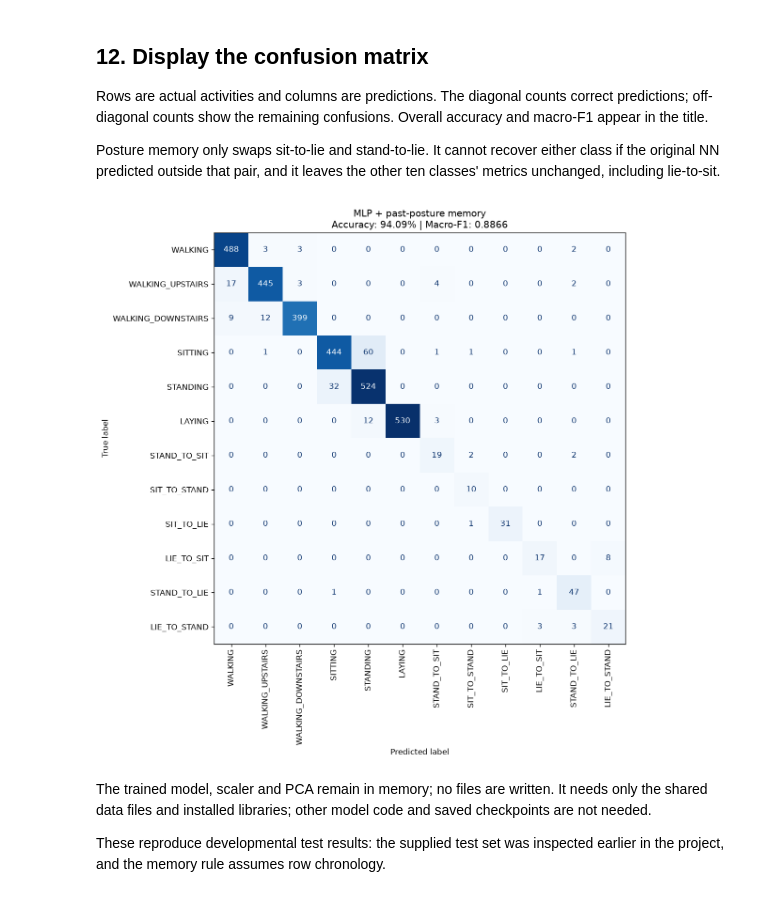
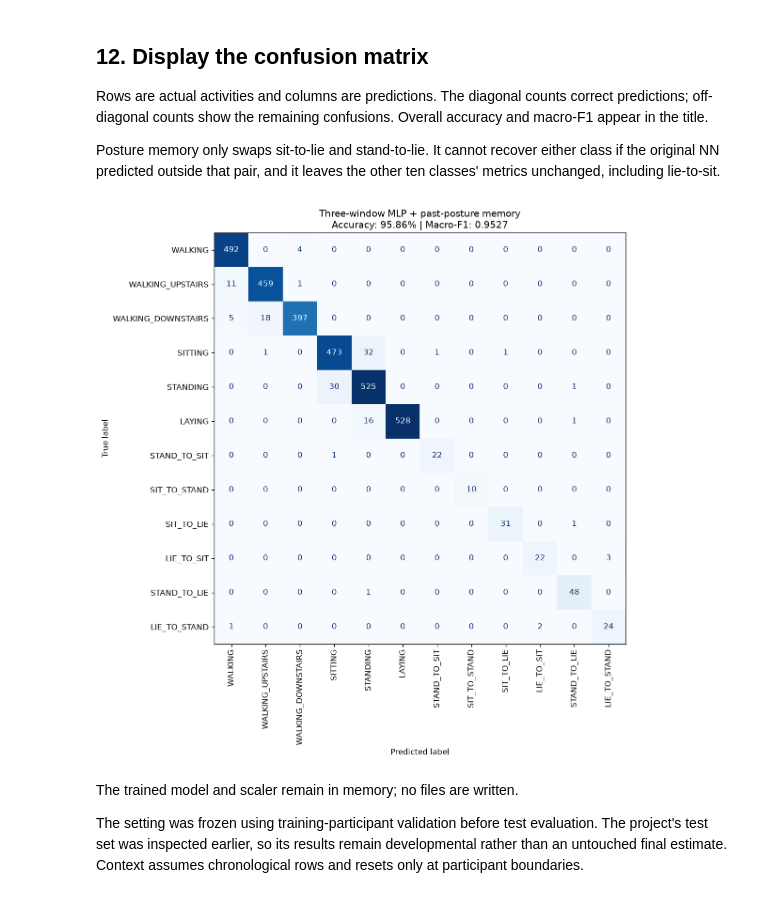
Before and after one commit to AY26-27-Sem1-CS3244-Group3/Improving-Recognition-of-Rare-Postural-Transitions, a Jupyter notebook: 24_10_2026_TianFeng/nn_model.ipynb, the cells around one changed output. Cells and saved outputs as stored; diff of their text form; code cells hidden in the pictures.

```diff
--- a/24_10_2026_TianFeng/nn_model.ipynb
+++ b/24_10_2026_TianFeng/nn_model.ipynb
@@ -142,7 +147,4 @@ and `pca`: test data must use their training values, without fitting again.
 # %%
 scaler = StandardScaler()
-train_x = scaler.fit_transform(X[sampled]).astype(np.float32)
-pca = PCA(n_components=PCA_COMPONENTS, svd_solver='randomized', random_state=SEED)
-train_x = pca.fit_transform(train_x).astype(np.float32)
-
-print('Training input after PCA:', train_x.shape)
+train_x = scaler.fit_transform(X_context).astype(np.float32)
+train_y = y
@@ -162,7 +161,7 @@ rows and divides them into batches; it does not shuffle the test sequence.
 # %%
 torch.manual_seed(SEED)
 model = nn.Sequential(
-    nn.Linear(PCA_COMPONENTS, 256), nn.BatchNorm1d(256), nn.ReLU(), nn.Dropout(0.3),
+    nn.Linear(train_x.shape[1], 256), nn.BatchNorm1d(256), nn.ReLU(), nn.Dropout(0.3),
     nn.Linear(256, 128), nn.BatchNorm1d(128), nn.ReLU(), nn.Dropout(0.3),
     nn.Linear(128, 64), nn.ReLU(), nn.Dropout(0.2),
     nn.Linear(64, 12),
@@ -176,7 +175,7 @@ for layer in model:
         nn.init.zeros_(layer.bias)
 
 counts = np.bincount(train_y, minlength=12)
-weights = torch.tensor(len(train_y) / (12 * counts), dtype=torch.float32)
+weights = torch.tensor((len(train_y) / (12 * counts)) ** WEIGHT_POWER, dtype=torch.float32)
 optimizer = torch.optim.Adam(model.parameters(), lr=LEARNING_RATE, weight_decay=WEIGHT_DECAY)
 loader = DataLoader(TensorDataset(torch.from_numpy(train_x), torch.from_numpy(train_y)),
                     batch_size=BATCH_SIZE, shuffle=True,
@@ -260,9 +254,15 @@ plain NN predictions. The test activity labels have not been loaded yet.
 X_test = np.loadtxt(data / 'Test/X_test.txt', dtype=np.float32)
 test_subject = np.loadtxt(data / 'Test/subject_id_test.txt', dtype=int)
 
-scaled_test = (X_test - scaler.mean_.astype(np.float32)) / scaler.scale_.astype(np.float32)
-test_x = ((scaled_test - pca.mean_.astype(np.float32))
-          @ pca.components_.astype(np.float32).T).astype(np.float32)
+previous = np.vstack([X_test[:1], X_test[:-1]])
+following = np.vstack([X_test[1:], X_test[-1:]])
+for row in range(len(X_test)):
+    if row == 0 or test_subject[row] != test_subject[row - 1]:
+        previous[row] = X_test[row]
+    if row == len(X_test) - 1 or test_subject[row] != test_subject[row + 1]:
+        following[row] = X_test[row]
+test_context = np.hstack([previous, X_test, following])
+test_x = scaler.transform(test_context).astype(np.float32)
 
 model.eval()
 with torch.no_grad():
@@ -325,13 +328,13 @@ Small class supports mean a few windows can substantially change the scores.
 y_test = np.loadtxt(data / 'Test/y_test.txt', dtype=int) - 1
 
 print(f'{"Method":23} {"Accuracy":>10} {"Macro-F1":>10} {"Transition F1":>15}')
-for title, labels in [('MLP', baseline), ('MLP + posture memory', predictions)]:
+for title, labels in [('Context MLP', baseline), ('Context MLP + memory', predictions)]:
     precision, recall, f1, support = precision_recall_fscore_support(
         y_test, labels, labels=range(12), zero_division=0)
     print(f'{title:23} {100 * np.mean(y_test == labels):9.4f}%'
           f' {f1.mean():10.6f} {f1[6:].mean():15.6f}')
 
-print('\nMLP + posture memory: all 12 classes')
+print('\nContext MLP + posture memory: all 12 classes')
 print(f'{"Activity":22} {"Precision":>9} {"Recall":>9} {"F1":>9}'
       f' {"Class acc %":>12} {"Correct/N":>11}')
 for activity, name in enumerate(names):
@@ -371,18 +374,18 @@ the other ten classes' metrics unchanged, including lie-to-sit.
 # %%
 matrix = confusion_matrix(y_test, predictions, labels=range(12))
 accuracy = np.mean(y_test == predictions)
 fig, ax = plt.subplots(figsize=(12, 10))
 ConfusionMatrixDisplay(matrix, display_labels=names).plot(
     ax=ax, cmap='Blues', values_format='d', xticks_rotation=90, colorbar=False)
-ax.set_title(f'MLP + past-posture memory\nAccuracy: {100 * accuracy:.2f}% | Macro-F1: {f1.mean():.4f}')
+ax.set_title(f'Three-window MLP + past-posture memory\nAccuracy: {100 * accuracy:.2f}% | Macro-F1: {f1.mean():.4f}')
 fig.tight_layout()
 plt.show()
 # %% [output]
-[figure, old version]
+[figure, new version]
 # %% [markdown]
-The trained model, scaler and PCA remain in memory; no files are written.
-It needs only the shared data files and installed libraries; other model
-code and saved checkpoints are not needed.
+The trained model and scaler remain in memory; no files are written.
 
-These reproduce developmental test results: the supplied test set was
-inspected earlier in the project, and the memory rule assumes row chronology.
+The setting was frozen using training-participant validation before test
+evaluation. The project's test set was inspected earlier, so its results
+remain developmental rather than an untouched final estimate. Context
+assumes chronological rows and resets only at participant boundaries.
```
Also changed, not shown: parts of 18 cells of this notebook, 2 other files.
